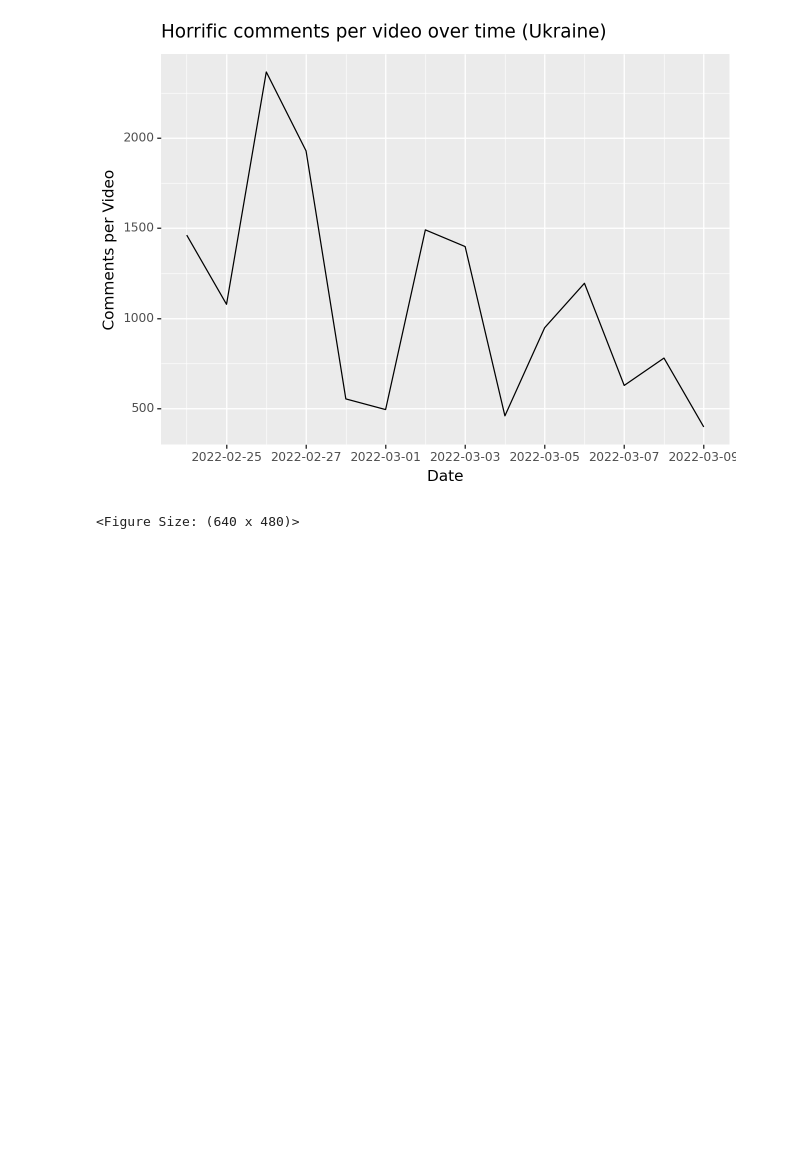
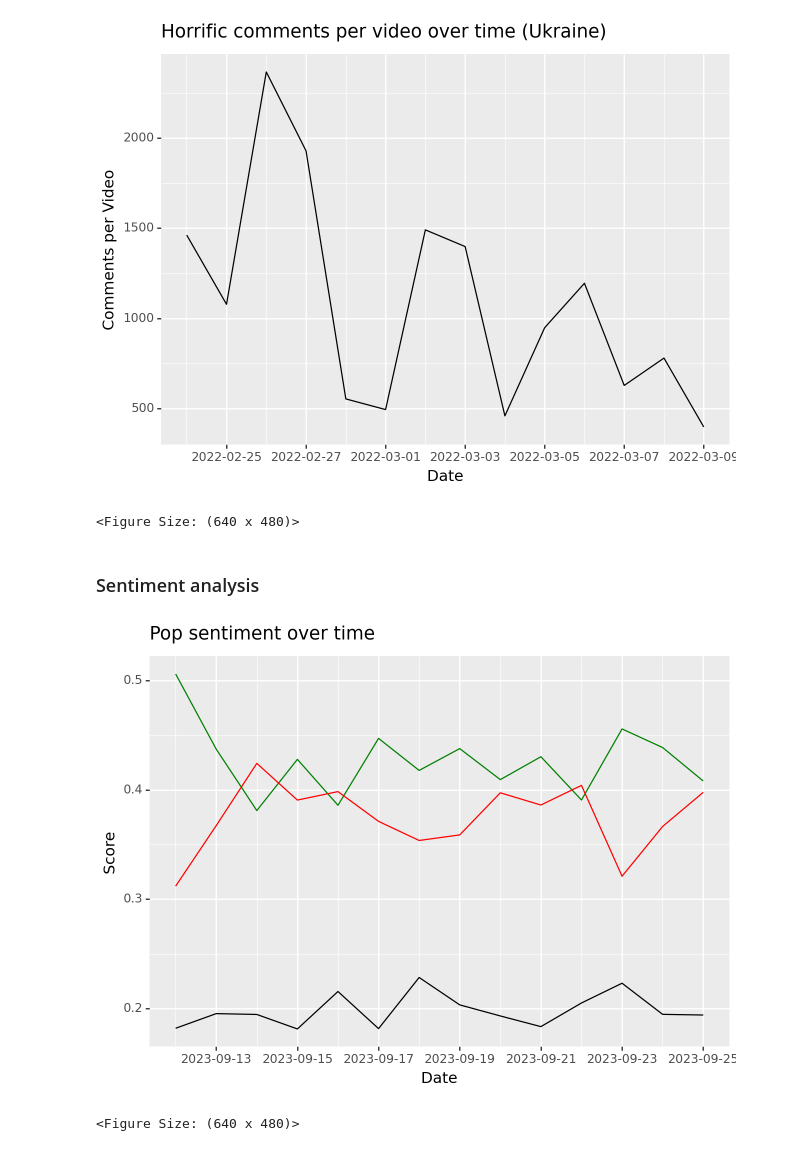
Before and after one commit to gasoto04/youtube-comments, a Jupyter notebook: Data Science 1 Final Project - Data Viz.ipynb, the cells around one changed output. Saved outputs shown, nothing was run; the diff lists cells and outputs as text; code cells hidden in the pictures; blank space fills up the shorter version.

```diff
--- a/Data Science 1 Final Project - Data Viz.ipynb
+++ b/Data Science 1 Final Project - Data Viz.ipynb
@@ -11,8 +14,8 @@ import seaborn as sns
 # reading in data
 
 ## comments data
-swift_pop_comments = pd.read_csv(r"C:\Users\samue\OneDrive\Documents\Grad school - Georgetown MS DSPP\Data Science I\Final Project\swift_pop_comments.csv")
-menendez_scandal_comments = pd.read_csv(r"C:\Users\samue\OneDrive\Documents\Grad school - Georgetown MS DSPP\Data Science I\Final Project\menendez_scandal_comments.csv")
+swift_pop_comments = pd.read_csv(r"C:\Users\samue\OneDrive\Documents\Grad school - Georgetown MS DSPP\Data Science I\Final Project\swift_pop_sentiment.csv")
+menendez_scandal_comments = pd.read_csv(r"C:\Users\samue\OneDrive\Documents\Grad school - Georgetown MS DSPP\Data Science I\Final Project\menendez_scandal_sentiment2.csv")
 uvalde_horrific_comments = pd.read_csv(r"C:\Users\samue\OneDrive\Documents\Grad school - Georgetown MS DSPP\Data Science I\Final Project\uvalde_horrific_comments.csv")
 ukraine_horrific_comments = pd.read_csv(r"C:\Users\samue\OneDrive\Documents\Grad school - Georgetown MS DSPP\Data Science I\Final Project\ukraine_horrific_comments.csv")
 
@@ -178,3 +281,18 @@ comments_per_video_over_time(ukraine_horrific_comments, ukraine_horrific_videoda
 # %% [output]
 [figure]
 <Figure Size: (640 x 480)>
+# %% [markdown]
+### Sentiment analysis
+# %%
+# swift sentiment over time
+swift_sentiment_byday = swift_pop_comments.groupby('day_published')["positive_score","neutral_score","negative_score"].mean().reset_index()
+swift_sentiment_byday['day_published'] = pd.to_datetime(swift_sentiment_byday['day_published'])
+
+(ggplot(swift_sentiment_byday) +
+     geom_line(aes(x=swift_sentiment_byday["day_published"], y=swift_sentiment_byday["positive_score"]), group=1, color="green") +
+ geom_line(aes(x=swift_sentiment_byday["day_published"], y=swift_sentiment_byday["neutral_score"]), group=1) +
+  geom_line(aes(x=swift_sentiment_byday["day_published"], y=swift_sentiment_byday["negative_score"]), group=1, color="red") +
+     labs(x='Date', y='Score', title="Pop sentiment over time"))
+# %% [output]
+[figure, added]
+<Figure Size: (640 x 480)>
```
Also changed, not shown: parts of 20 cells of this notebook.
